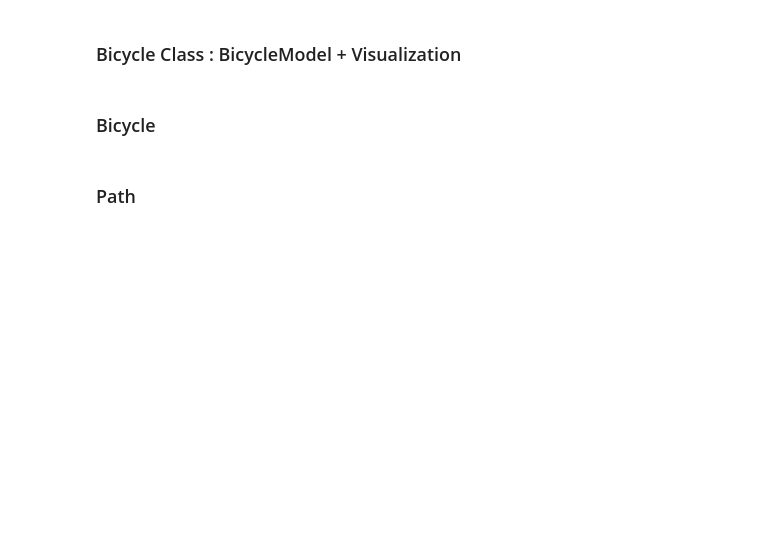
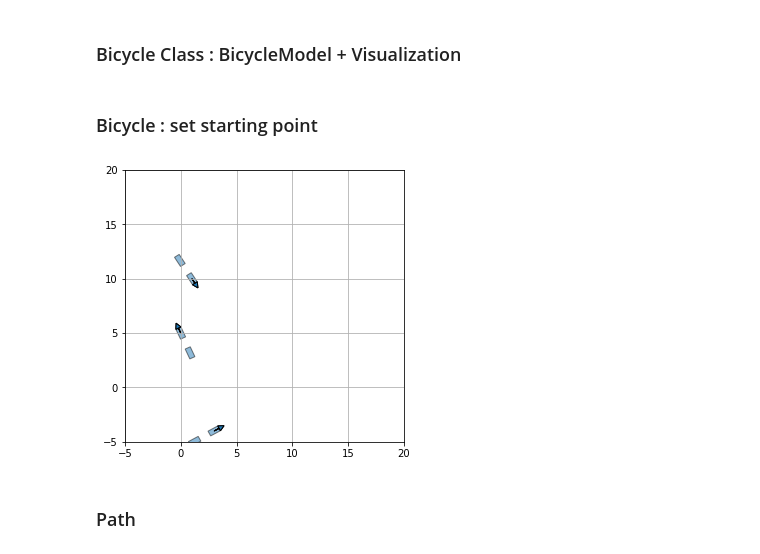
Before and after one commit to kh11kim/jupyrobo, a Jupyter notebook: BicycleControl/Stanley.ipynb, the cells around one changed output. Saved outputs shown, nothing was run; the diff lists cells and outputs as text; code cells hidden in the pictures; blank space fills up the shorter version.

```diff
--- a/BicycleControl/Stanley.ipynb
+++ b/BicycleControl/Stanley.ipynb
@@ -39,13 +15,26 @@ class Stanley():
 # %% [markdown]
 ### Bicycle Class : BicycleModel + Visualization
 # %%
-bicycle = Bicycle(L=2, dt=0.1, model_type='front')
-bicycle.view = [-5, 20, -5, 20]
+# 3 bicycles
+bicycles = [Bicycle(L=2, dt=0.1, model_type='front') for _ in range(3)]
+for bicycle in bicycles:
+    bicycle.view = [-5, 20, -5, 20]
 # %% [markdown]
-### Bicycle
+### Bicycle : set starting point
-# %%
-start = [0,5,-0]
-bicycle.set_state(start, 0)
+# %%
+start1 = [0,5,2]
+start2 = [1,10,-1]
+start3 = [3,-4,0.5]
+starts = [start1, start2, start3]
+for bicycle, start in zip(bicycles, starts):
+    bicycle.set_state(start,0)
+# %%
+#visualize
+fig, ax = plt.subplots(figsize=[5,5])
+for bicycle in bicycles:
+    bicycle.show()
+# %% [output]
+[figure, added]
 # %% [markdown]
 ### Path
 # %%
```
Also changed, not shown: parts of 21 cells of this notebook, 3 other files.
